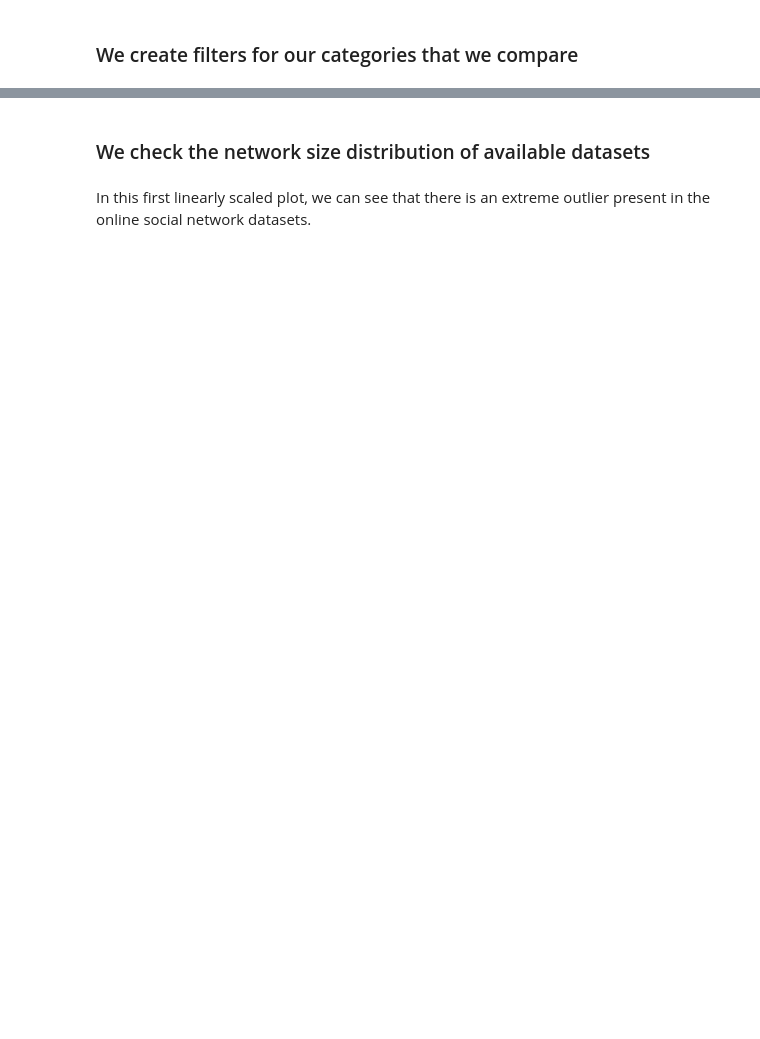
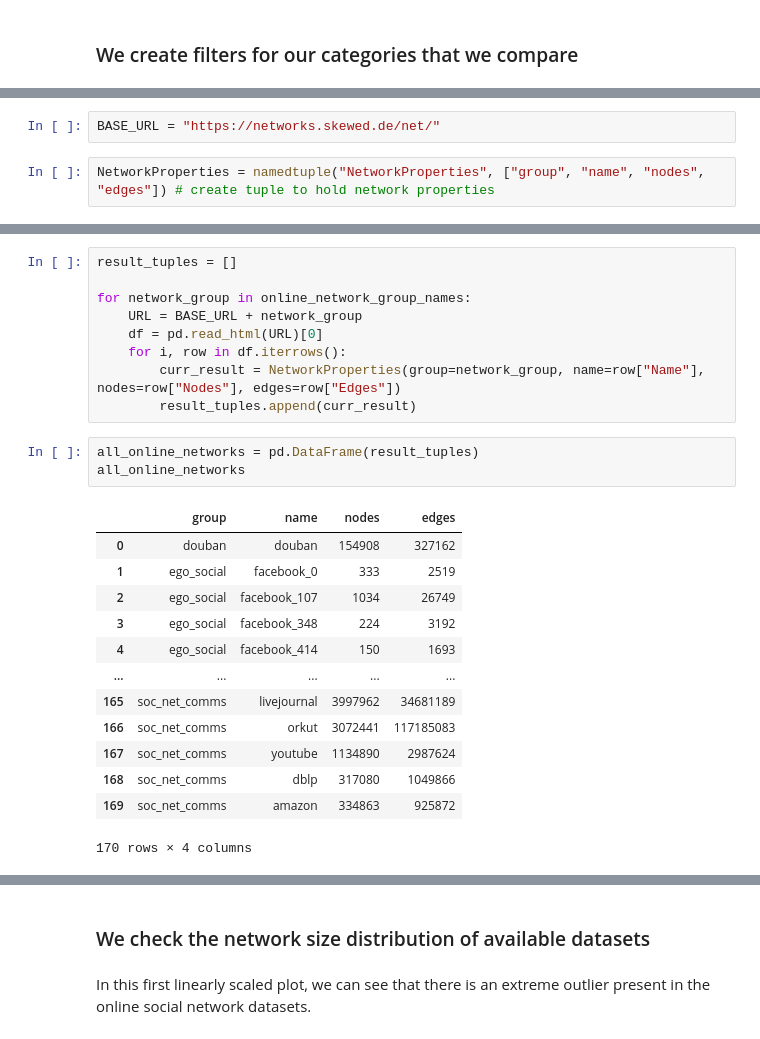
Before and after one commit to alenfrey/uzh-network-science-project, a Jupyter notebook: data/explore_datasets.ipynb, the cells around one changed output, grey strips where cells are left out. Cells and saved outputs as stored; diff of their text form; blank space fills up the shorter version.

```diff
--- a/data/explore_datasets.ipynb
+++ b/data/explore_datasets.ipynb
@@ -74,0 +94,4 @@ Offline Social networks
+# %%
+BASE_URL = "https://networks.skewed.de/net/"
+# %%
+NetworkProperties = namedtuple("NetworkProperties", ["group", "name", "nodes", "edges"]) # create tuple to hold network properties
@@ -74,0 +106,26 @@ Offline Social networks
+# %%
+result_tuples = []
+
+for network_group in online_network_group_names:
+    URL = BASE_URL + network_group
+    df = pd.read_html(URL)[0]
+    for i, row in df.iterrows():
+        curr_result = NetworkProperties(group=network_group, name=row["Name"], nodes=row["Nodes"], edges=row["Edges"])
+        result_tuples.append(curr_result)
+# %%
+all_online_networks = pd.DataFrame(result_tuples)
+all_online_networks
+# %% [output]
+|  | group | name | nodes | edges |
+| 0 | douban | douban | 154908 | 327162 |
+| 1 | ego_social | facebook_0 | 333 | 2519 |
+| 2 | ego_social | facebook_107 | 1034 | 26749 |
+| 3 | ego_social | facebook_348 | 224 | 3192 |
+| 4 | ego_social | facebook_414 | 150 | 1693 |
+| ... | ... | ... | ... | ... |
+| 165 | soc_net_comms | livejournal | 3997962 | 34681189 |
+| 166 | soc_net_comms | orkut | 3072441 | 117185083 |
+| 167 | soc_net_comms | youtube | 1134890 | 2987624 |
+| 168 | soc_net_comms | dblp | 317080 | 1049866 |
+| 169 | soc_net_comms | amazon | 334863 | 925872 |
+170 rows × 4 columns
```
Also changed, not shown: parts of 25 cells of this notebook, 7 other files.
